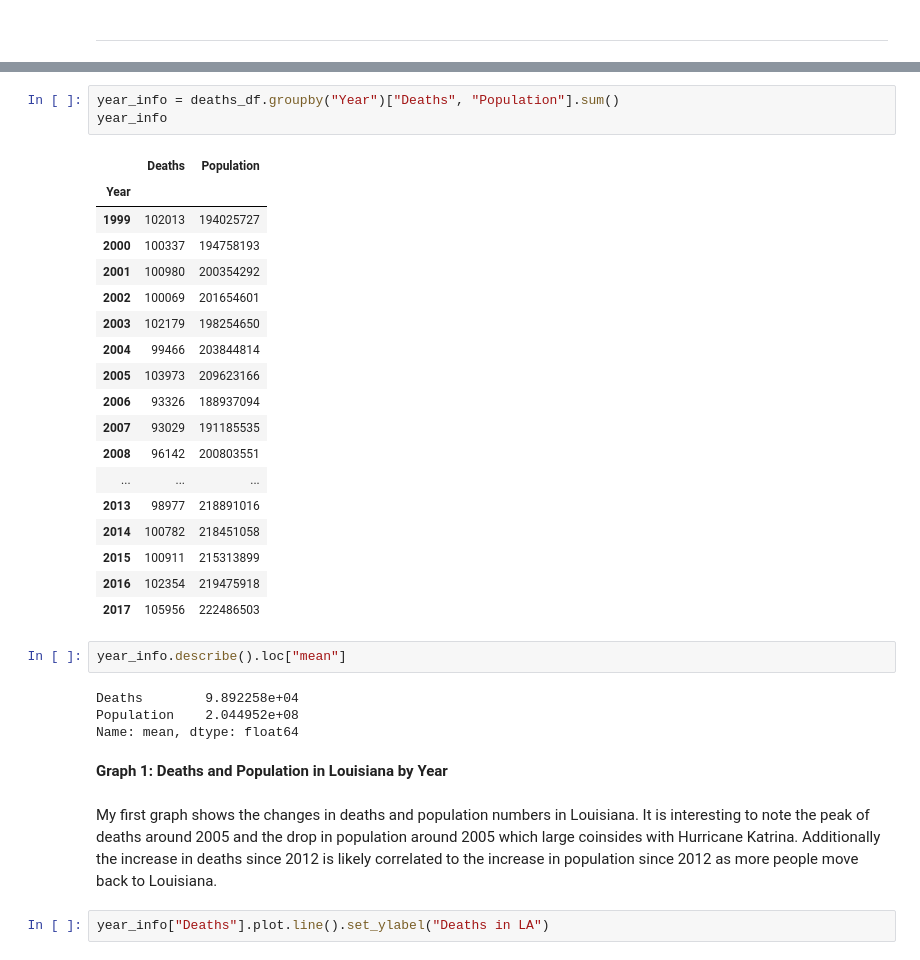
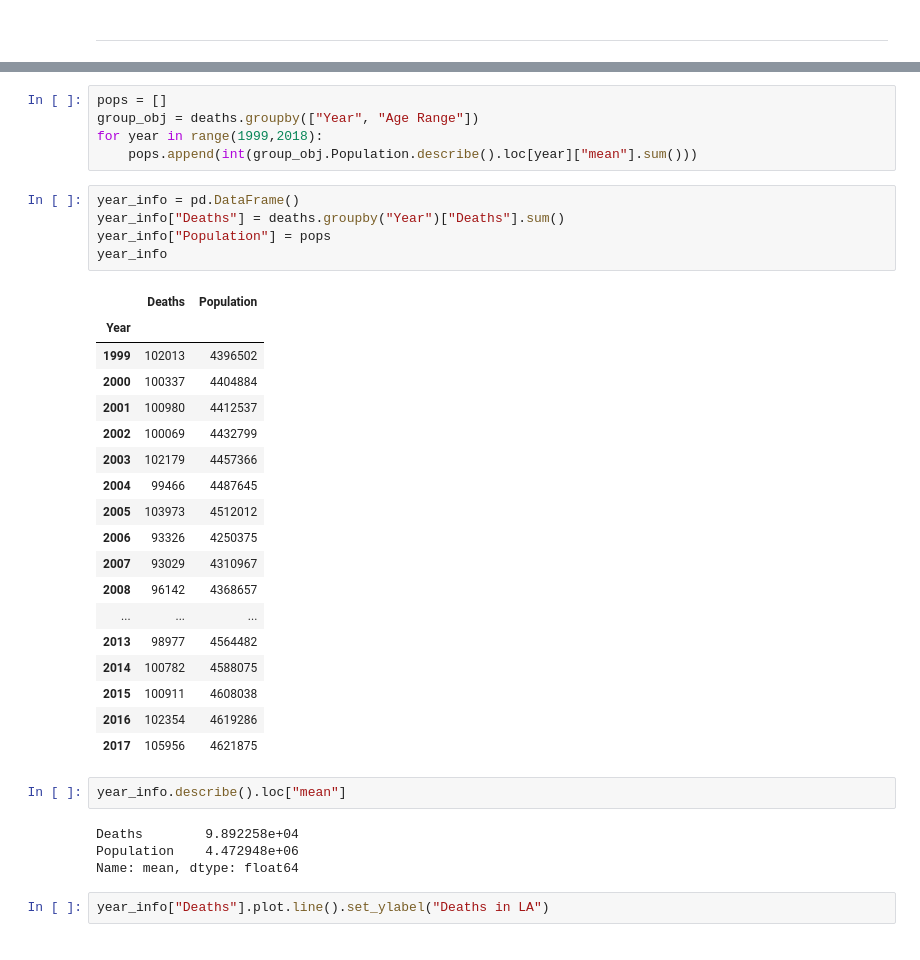
Before and after one commit to ajasica/ajasica.github.io, a Jupyter notebook: Final Tutorial.ipynb, the cells around one changed output, grey strips where cells are left out. Cells and saved outputs as stored; diff of their text form.

```diff
--- a/Final Tutorial.ipynb
+++ b/Final Tutorial.ipynb
@@ -194,36 +201,38 @@ Below, I began my exploratory analysis by taking the sums of the state's populat
+# %%
+pops = []
+group_obj = deaths.groupby(["Year", "Age Range"])
+for year in range(1999,2018):
+    pops.append(int(group_obj.Population.describe().loc[year]["mean"].sum()))
 # %%
-year_info = deaths_df.groupby("Year")["Deaths", "Population"].sum()
+year_info = pd.DataFrame()
+year_info["Deaths"] = deaths.groupby("Year")["Deaths"].sum()
+year_info["Population"] = pops
 year_info
 # %% [output]
 |  | Deaths | Population |
 | Year |  |  |
-| 1999 | 102013 | 194025727 |
-| 2000 | 100337 | 194758193 |
-| 2001 | 100980 | 200354292 |
-| 2002 | 100069 | 201654601 |
-| 2003 | 102179 | 198254650 |
-| 2004 | 99466 | 203844814 |
-| 2005 | 103973 | 209623166 |
-| 2006 | 93326 | 188937094 |
-| 2007 | 93029 | 191185535 |
-| 2008 | 96142 | 200803551 |
+| 1999 | 102013 | 4396502 |
+| 2000 | 100337 | 4404884 |
+| 2001 | 100980 | 4412537 |
+| 2002 | 100069 | 4432799 |
+| 2003 | 102179 | 4457366 |
+| 2004 | 99466 | 4487645 |
+| 2005 | 103973 | 4512012 |
+| 2006 | 93326 | 4250375 |
+| 2007 | 93029 | 4310967 |
+| 2008 | 96142 | 4368657 |
 | ... | ... | ... |
-| 2013 | 98977 | 218891016 |
-| 2014 | 100782 | 218451058 |
-| 2015 | 100911 | 215313899 |
-| 2016 | 102354 | 219475918 |
-| 2017 | 105956 | 222486503 |
+| 2013 | 98977 | 4564482 |
+| 2014 | 100782 | 4588075 |
+| 2015 | 100911 | 4608038 |
+| 2016 | 102354 | 4619286 |
+| 2017 | 105956 | 4621875 |
 # %%
 year_info.describe().loc["mean"]
 # %% [output]
 Deaths        9.892258e+04
-Population    2.044952e+08
+Population    4.472948e+06
 Name: mean, dtype: float64
-# %% [markdown]
-**Graph 1: Deaths and Population in Louisiana by Year**
-# %% [markdown]
-My first graph shows the changes in deaths and population numbers in Louisiana. It is interesting to note the peak of deaths around 2005 and the drop in population around 2005 which large coinsides with Hurricane Katrina.
-Additionally the increase in deaths since 2012 is likely correlated to the increase in population since 2012 as more people move back to Louisiana.
 # %%
 year_info["Deaths"].plot.line().set_ylabel("Deaths in LA")
 # %% [output]
```
Also changed, not shown: parts of 27 cells of this notebook.
